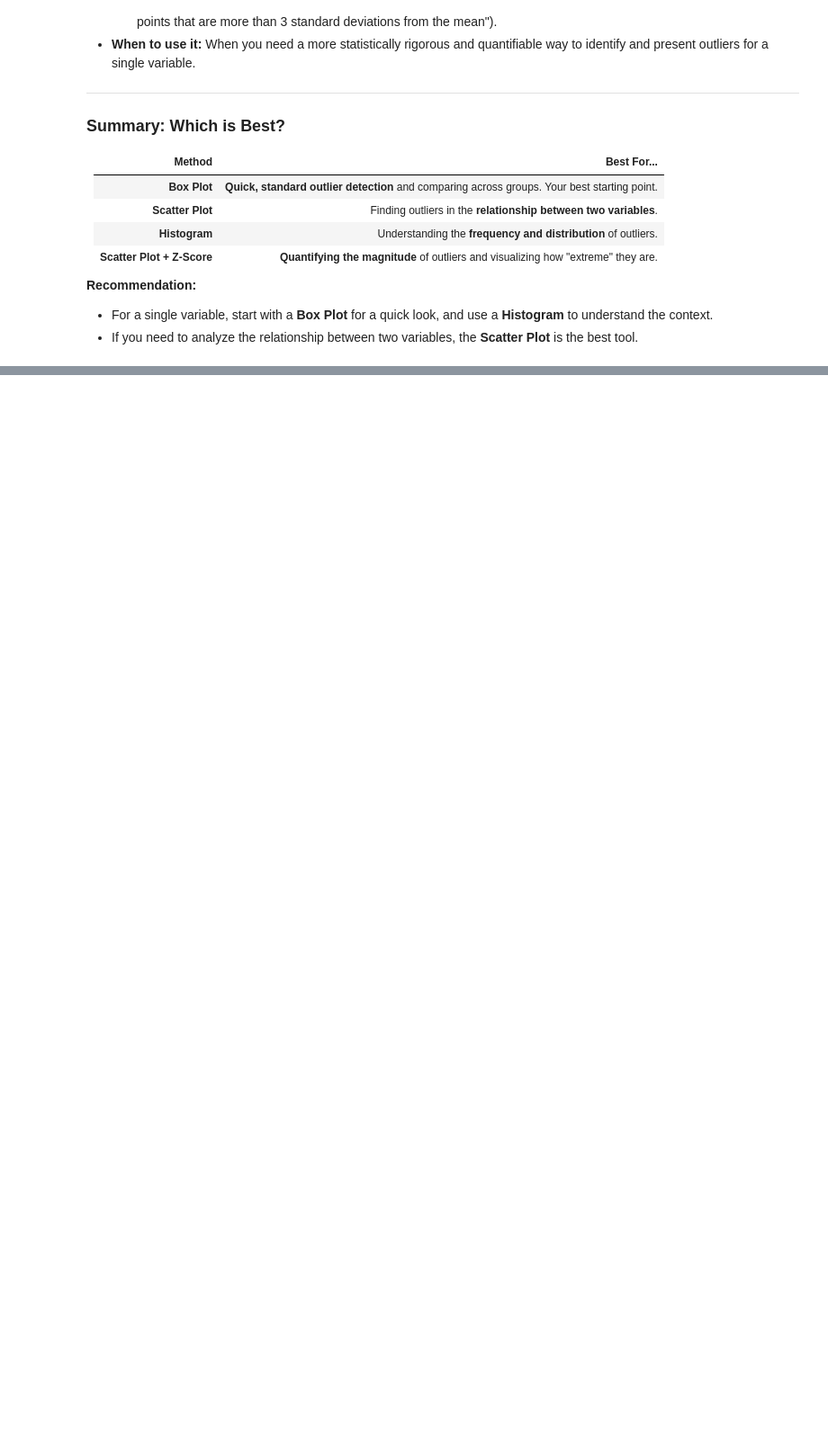
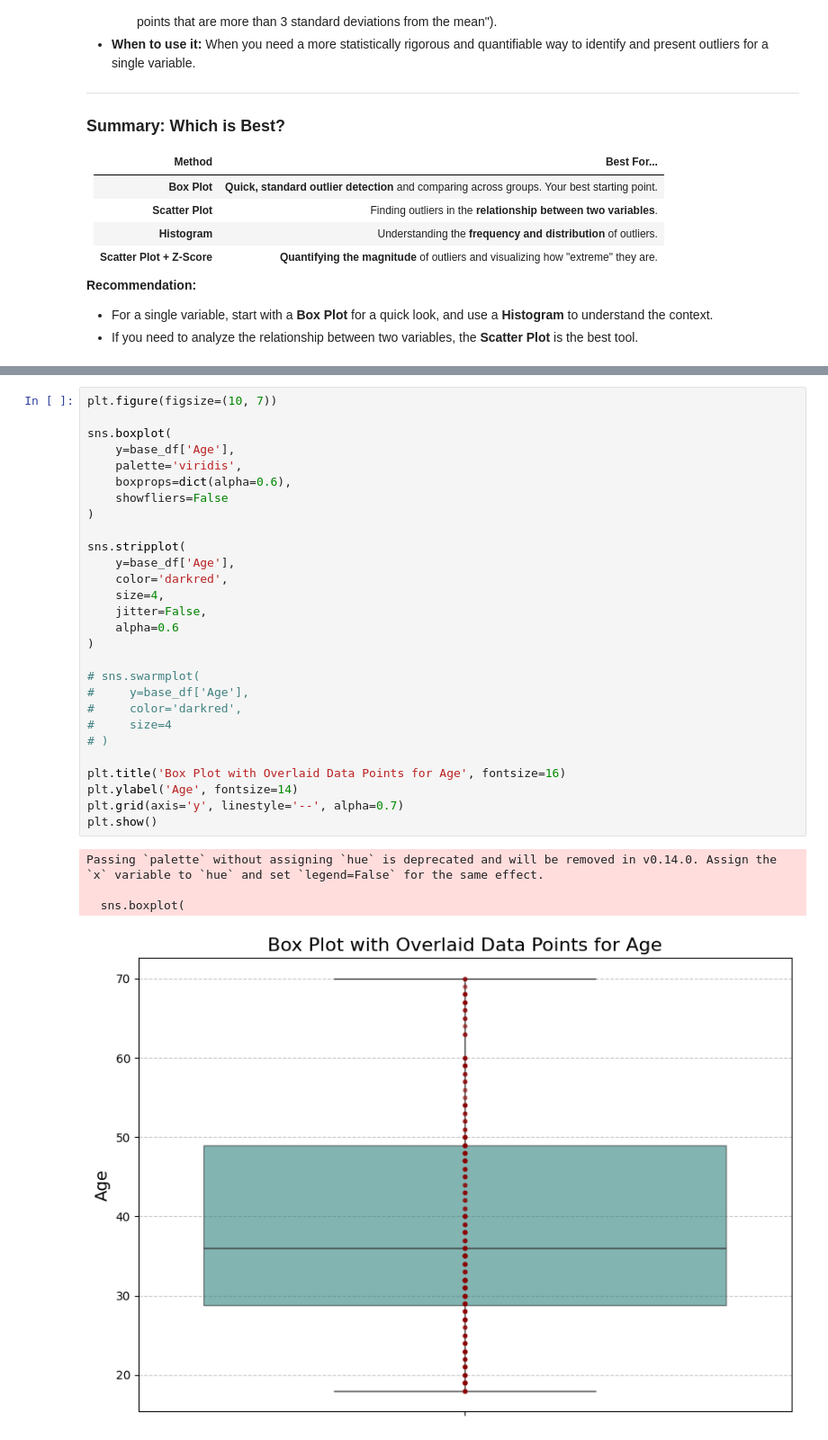
Before and after one commit to ravioactive/eda_practice, a Jupyter notebook: notebooks/customer-segmentation/eda_univariate.ipynb, the cells around one changed output, grey strips where cells are left out. Shown at 90% size. Saved outputs shown, nothing was run; the diff lists cells and outputs as text; blank space fills up the shorter version.

```diff
--- a/notebooks/customer-segmentation/eda_univariate.ipynb
+++ b/notebooks/customer-segmentation/eda_univariate.ipynb
@@ -1637,0 +1894,33 @@ This is a more advanced technique that is excellent for visualizing the *magnitu
+# %%
+plt.figure(figsize=(10, 7))
+
+sns.boxplot(
+    y=base_df['Age'],
+    palette='viridis',
+    boxprops=dict(alpha=0.6),
+    showfliers=False
+)
+
+sns.stripplot(
+    y=base_df['Age'],
+    color='darkred',
+    size=4,
+    jitter=False,
+    alpha=0.6
+)
+
+# sns.swarmplot(
+#     y=base_df['Age'],
+#     color='darkred',
+#     size=4
+# )
+
+plt.title('Box Plot with Overlaid Data Points for Age', fontsize=16)
+plt.ylabel('Age', fontsize=14)
+plt.grid(axis='y', linestyle='--', alpha=0.7)
+plt.show()
+# %% [output]
+Passing `palette` without assigning `hue` is deprecated and will be removed in v0.14.0. Assign the `x` variable to `hue` and set `legend=False` for the same effect.
+
+  sns.boxplot(
+[figure, added]
```
Also changed, not shown: parts of 25 cells of this notebook.
